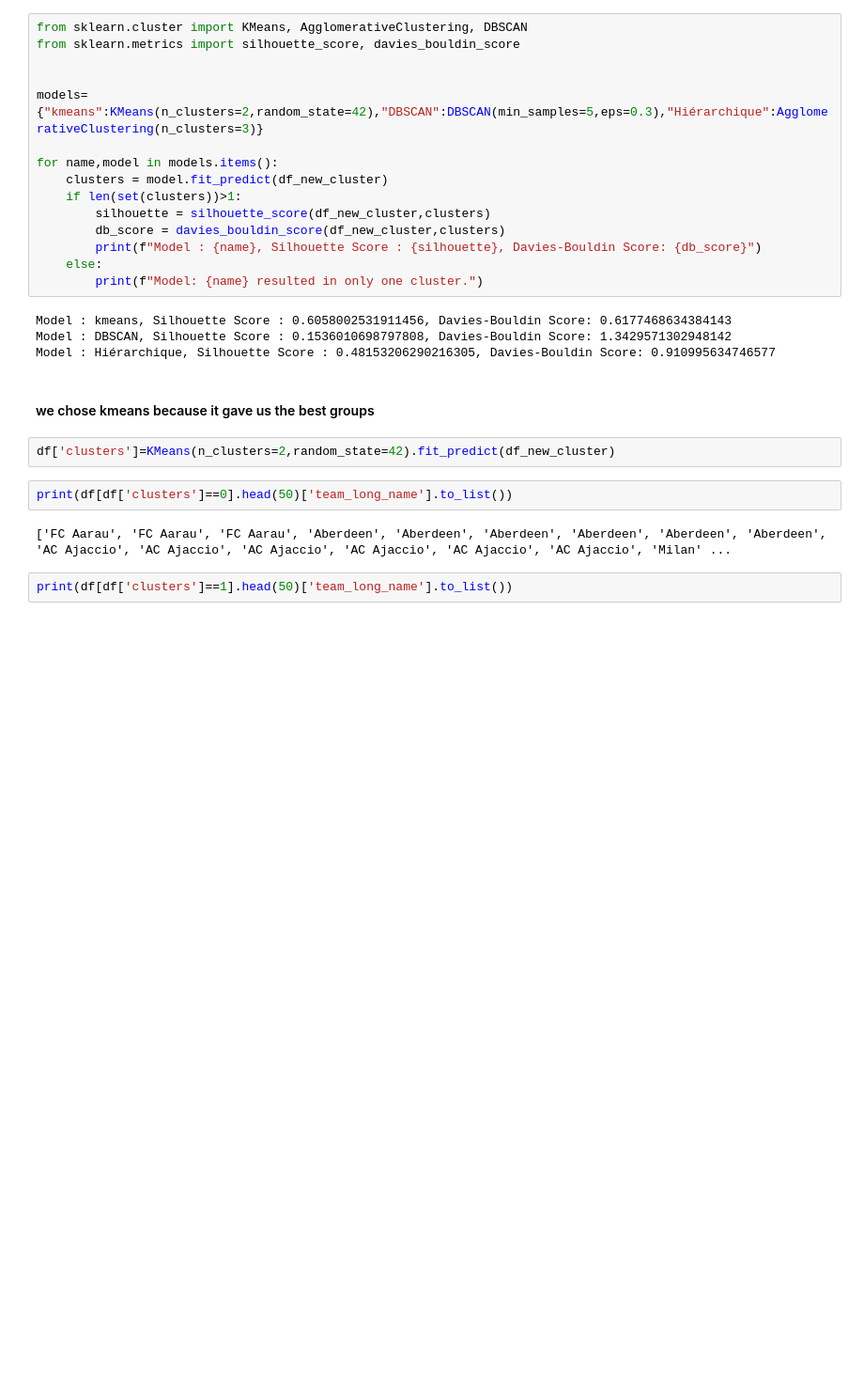
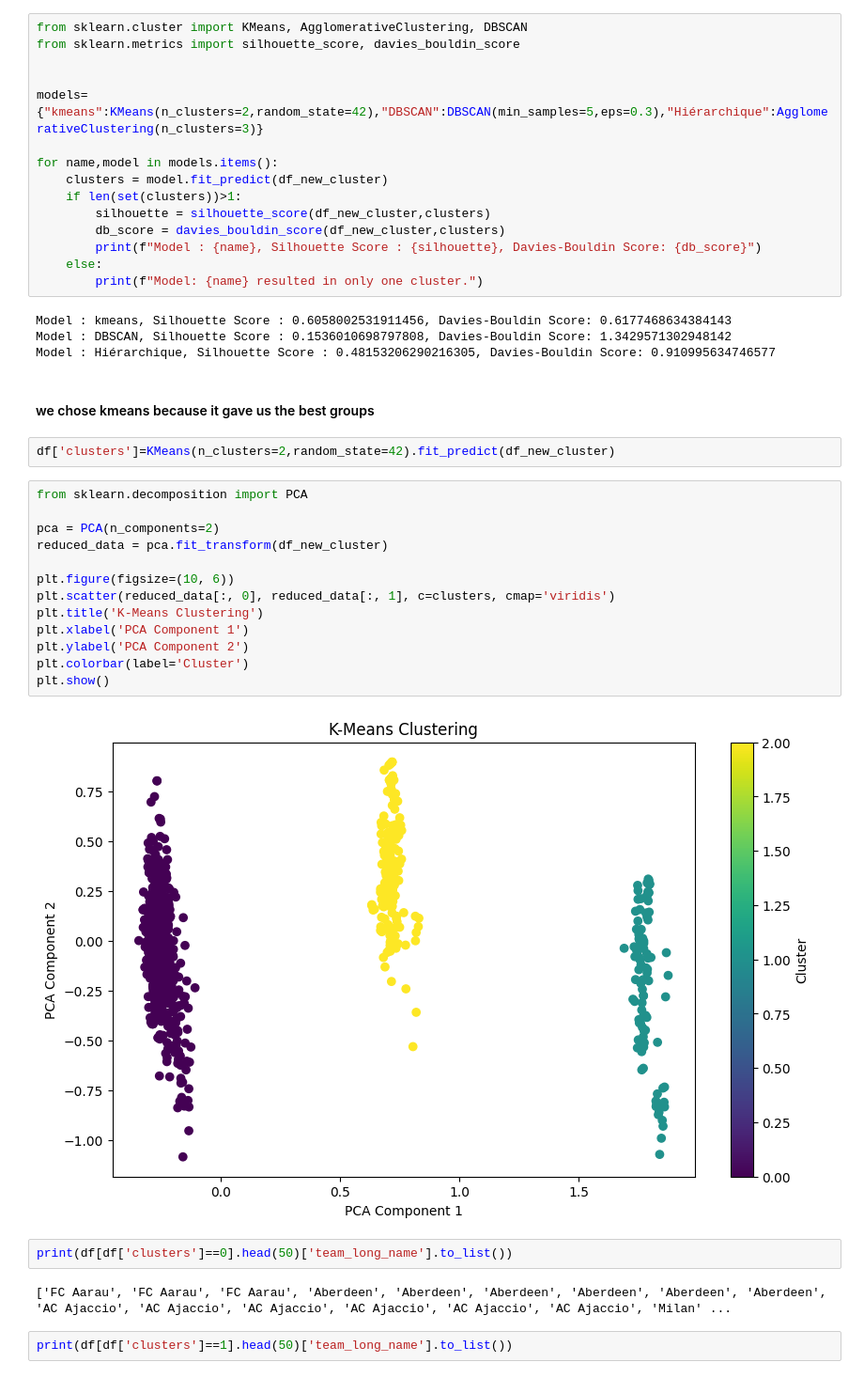
Before and after one commit to rahiqi-al/football-_clustering, a Jupyter notebook: team_cluster.ipynb, the cells around one changed output. Shown: that part at 94% size. Drawn from its saved outputs; the diff is of its cells as text; blank space fills up the shorter version.

```diff
--- a/team_cluster.ipynb
+++ b/team_cluster.ipynb
@@ -76,6 +76,21 @@ Model : Hiérarchique, Silhouette Score : 0.48153206290216305, Davies-Bouldin Sc
 #### we chose kmeans because it gave us the best groups
 # %%
 df['clusters']=KMeans(n_clusters=2,random_state=42).fit_predict(df_new_cluster)
+# %%
+from sklearn.decomposition import PCA
+
+pca = PCA(n_components=2)
+reduced_data = pca.fit_transform(df_new_cluster)
+
+plt.figure(figsize=(10, 6))
+plt.scatter(reduced_data[:, 0], reduced_data[:, 1], c=clusters, cmap='viridis')
+plt.title('K-Means Clustering')
+plt.xlabel('PCA Component 1')
+plt.ylabel('PCA Component 2')
+plt.colorbar(label='Cluster')
+plt.show()
+# %% [output]
+[figure, added]
 # %%
 print(df[df['clusters']==0].head(50)['team_long_name'].to_list())
 # %% [output]
```
Also changed, not shown: 1 other file.
